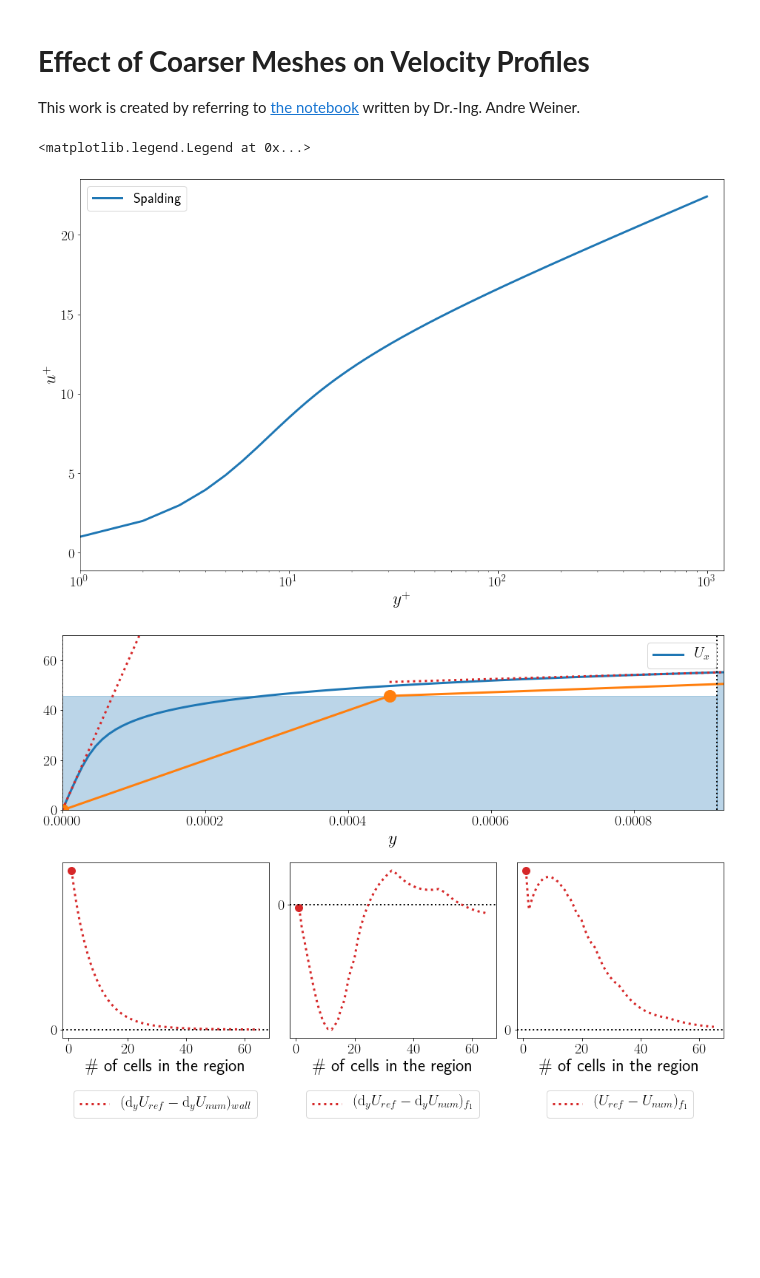
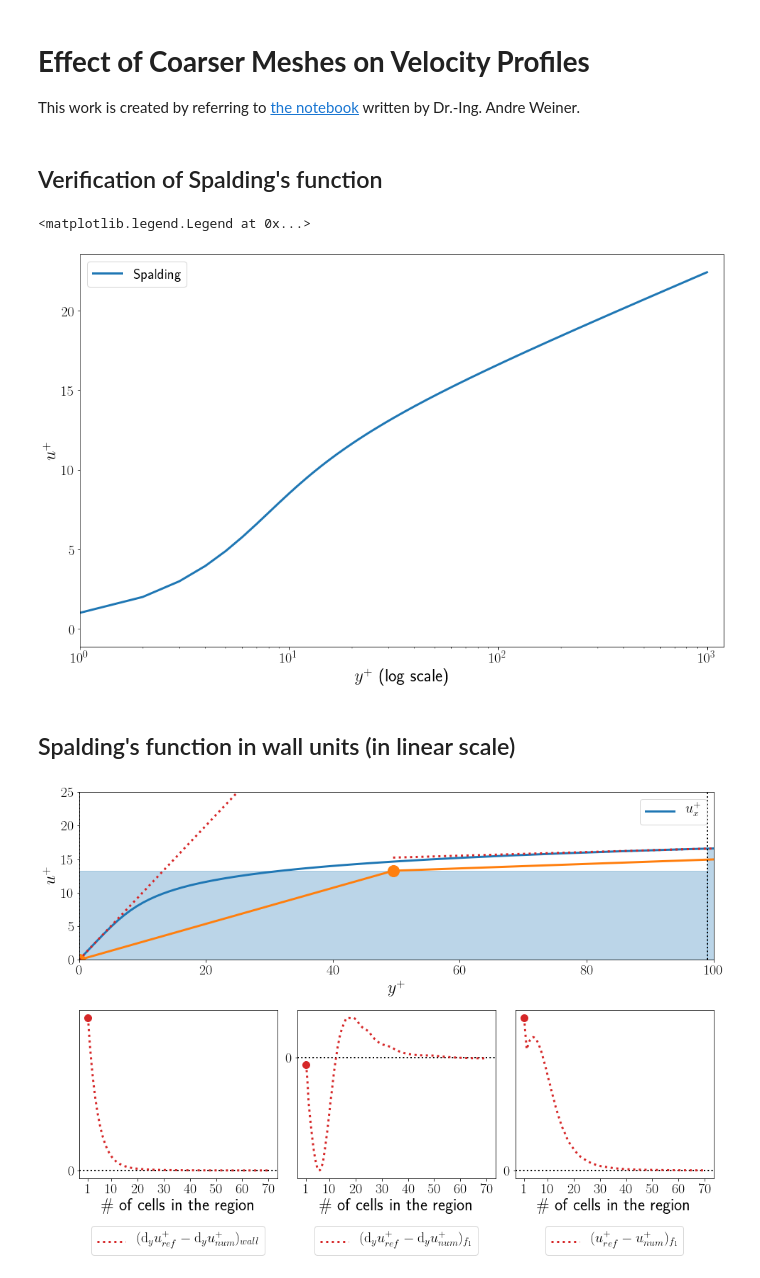
Before and after one commit to JihooKang-KOR/Data_driven_wall_modeling, a Jupyter notebook: notebooks/MeshEffect_Spalding.ipynb, the cells around one changed output. Cells and saved outputs as stored; diff of their text form; code cells hidden in the pictures; blank space fills up the shorter version.

Commit message:
Apply more cells in the plot in wall units

```diff
--- a/notebooks/MeshEffect_Spalding.ipynb
+++ b/notebooks/MeshEffect_Spalding.ipynb
@@ -93,28 +93,29 @@ def spalding_velocity(y, u_tau, nu, tolerance=TOLERANCE, max_iter=100, E=E, kapp
     return u
 
 # y+ value of the end of the region
-yplus = 200
-# Limit value of the region in y-axis
-y_limit = yplus*nu/u_tau
-y_plot = np.linspace(0, y_limit, 100)
-u_plot = [spalding_velocity(y_plot[i], u_tau, nu) for i in range(len(y_plot))]
+yplus = 100
+# y+ and u+
+y_plot = np.linspace(0, yplus, 100)
+u_plot = [spalding_velocity(y_plot[i]*nu/u_tau, u_tau, nu)/u_tau for i in range(len(y_plot))]
+# %% [markdown]
+## Verification of Spalding's function
 # %%
 # Verification if the Spalding's function is implemented correctly
 yp = np.linspace(0, 1000, 1000)
 yp_temp = yp*nu/u_tau
 up = [spalding_velocity(yp_temp[i], u_tau, nu)/u_tau for i in range(len(yp_temp))]
 
-fig, ax_v = plt.subplots(1, 1, figsize=(16, 10.0))
+fig_v, ax_v = plt.subplots(1, 1, figsize=(16, 10.0))
 ax_v.tick_params(labelsize=fontsize_tick)
 ax_v.set_xscale("log")
 ax_v.set_xlim([1, 1200])
-ax_v.set_xlabel(r"$y^+$", fontsize=fontsize_label)
+ax_v.set_xlabel(r"$y^+$ (log scale)", fontsize=fontsize_label)
 ax_v.set_ylabel(r"$u^+$", fontsize=fontsize_label)
 ax_v.plot(yp, up, ls='-', c='C0', linewidth=lw, label="Spalding")
 ax_v.legend(fontsize=fontsize_legend)
 # %% [output]
 <matplotlib.legend.Legend at 0x...>
-[figure, old version]
+[figure, new version]
 # %%
 # In the functions, all input x is actually the y-coordinate, and input y corresponds to the velocity of x-direction.
 def compute_derivative(x, y):
@@ -187,11 +190,13 @@ def text_formatter(number):
         return "{:2.3f}".format(number)
     else:
         return "{:2.2f}".format(number)
+# %% [markdown]
+## Spalding's function in wall units (in linear scale)
 # %%
-fig, ax1, ax2, ax3, ax4 = create_base_plot(ref_label=r"$U_x$")
+fig, ax1, ax2, ax3, ax4 = create_base_plot(ref_label=r"$u^+_x$")
 
 frames = 100
-n_cells_array = 1.01 + np.power(np.linspace(0, 1, frames), 4) * (65.0 - 1.01)
+n_cells_array = 1.01 + np.power(np.linspace(0, 1, frames), 4) * (70.0 - 1.01)
 n_cells_array = np.append(n_cells_array, n_cells_array[-2::-1])
 bbox = dict(facecolor='white', alpha=1.0, boxstyle='round,pad=0.5')
 dev_u = compute_derivative(y_plot, u_plot)
@@ -211,55 +216,55 @@ dot_plot = [
     ax4.scatter([], [], marker="o", color="C3", s=100)
 ]
 
-# reference solution
+# Reference solution
 ax1.plot(y_plot, u_plot, ls='-', c='C0', linewidth=lw)
-# discretization error plot
+# Discretization error plot
 ax2.plot(n_cells_array[:frames], diff_m_0[:frames], lw=lw, color="C3", ls=":")
 ax3.plot(n_cells_array[:frames], diff_m_1[:frames], lw=lw, color="C3", ls=":")
 ax4.plot(n_cells_array[:frames], diff_v_1[:frames], lw=lw, color="C3", ls=":")
 
-# references to elements which will be updated/deleted during the animation
+# References to elements which will be updated/deleted during the animation
 faces_ind = []
 fills = []
 approx_line, = ax1.plot([], [], c='C1', linewidth=lw, marker="o", ms=16)
 tangent_0, = ax1.plot([], [], ls=":", c="C3", linewidth=lw)
 tangent_1, = ax1.plot([], [], ls=":", c="C3", linewidth=lw)
 
 def update(frame):
     n_cells = n_cells_array[frame]
-    cell_width = y_limit / n_cells
-    # plot cells and cell averages
+    cell_width = yplus / n_cells
+    # Plot cells and cell averages
     cell_av = compute_cell_average(n_cells, 10, 0)
     for ind in faces_ind[::-1]:
         del ax1.lines[ind]
     del faces_ind[:]
     for area in fills:
         area.remove()
     del fills[:]
     start = len(ax1.lines)
     for fi, av_i in enumerate(cell_av):
         faces_ind.append(start)
         start += 1
-        ax1.axvline(y_limit/n_cells*fi, 0, 1, linestyle=':', color='k', lw=2)
-        fills.append(ax1.fill_between([y_limit/n_cells*fi, y_limit/n_cells*(fi+1)], [0.0, 0.0], [av_i, av_i],
+        ax1.axvline(yplus/n_cells*fi, 0, 1, linestyle=':', color='k', lw=2)
+        fills.append(ax1.fill_between([yplus/n_cells*fi, yplus/n_cells*(fi+1)], [0.0, 0.0], [av_i, av_i],
                                       color="C0", alpha=alpha))
-    # linear approximation
-    approx_line.set_data([0.0, 0.5*cell_width, 1.5*cell_width], [y_limit, cell_av[0], cell_av[1]])
-    # tangents at zeros and first cell boundary
-    tangent_0.set_data([0.0, 0.5 * cell_width], [y_limit, y_limit + 0.5 * cell_width * dev_u[0]])
+    # Linear approximation
+    approx_line.set_data([0.0, 0.5*cell_width, 1.5*cell_width], [0.0, cell_av[0], cell_av[1]])
+    # Tangents at zeros and first cell boundary
+    tangent_0.set_data([0.0, 0.5 * cell_width], [0.0, 0.5 * cell_width * dev_u[0]])
     m_1 = interpolate_2nn(y_plot, dev_u, cell_width)
     val_1 = interpolate_2nn(y_plot, u_plot, cell_width)
     tangent_1.set_data([0.5*cell_width, 1.5*cell_width], [val_1 - 0.5 * cell_width * m_1, val_1 + 0.5 * cell_width * m_1])
-    # update discretization error
+    # Update discretization error
     dot_plot[0]._offsets = np.c_[[n_cells], [interpolate_2nn(n_cells_array, diff_m_0, n_cells)]]
     dot_plot[1]._offsets = np.c_[[n_cells], [interpolate_2nn(n_cells_array, diff_m_1, n_cells)]]
     dot_plot[2]._offsets = np.c_[[n_cells], [interpolate_2nn(n_cells_array, diff_v_1, n_cells)]]
 
-output_path = "./output/spalding/"
+output_path = "./output/spalding_wallunit/"
 !mkdir -p {output_path}
 
 for frame in range(2*frames-1):
     update(frame)
-    plt.savefig(output_path + "spalding_{:03d}.png".format(frame), dpi=100, bbox_inches="tight")
+    plt.savefig(output_path + "spalding_wallunit_{:03d}.png".format(frame), dpi=100, bbox_inches="tight")
 # %% [output]
-[figure, old version]
+[figure, new version]
```
Also changed, not shown: parts of 2 cells of this notebook.
